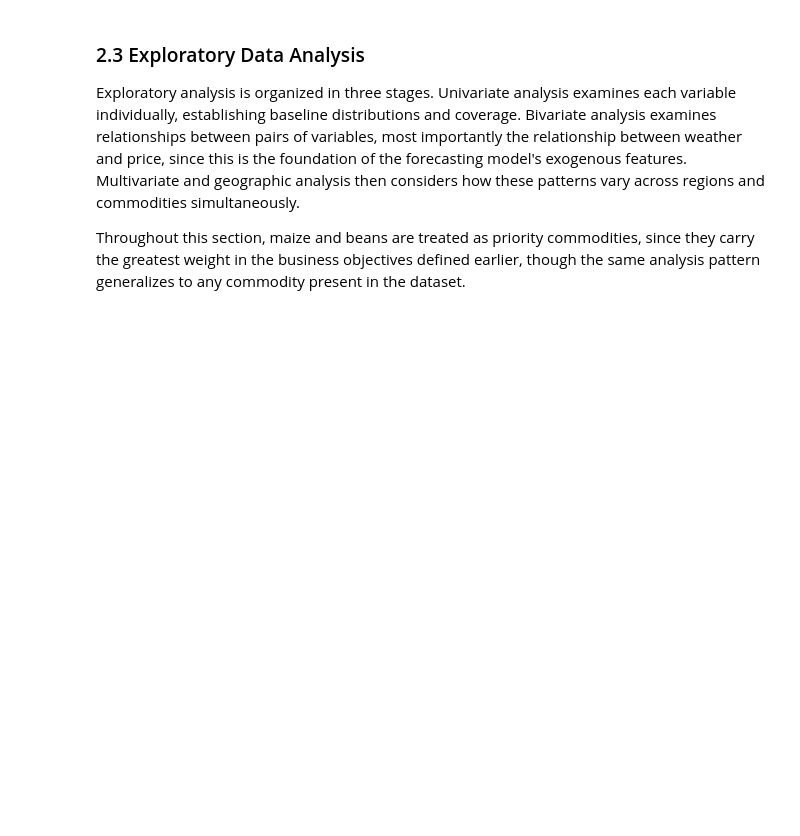
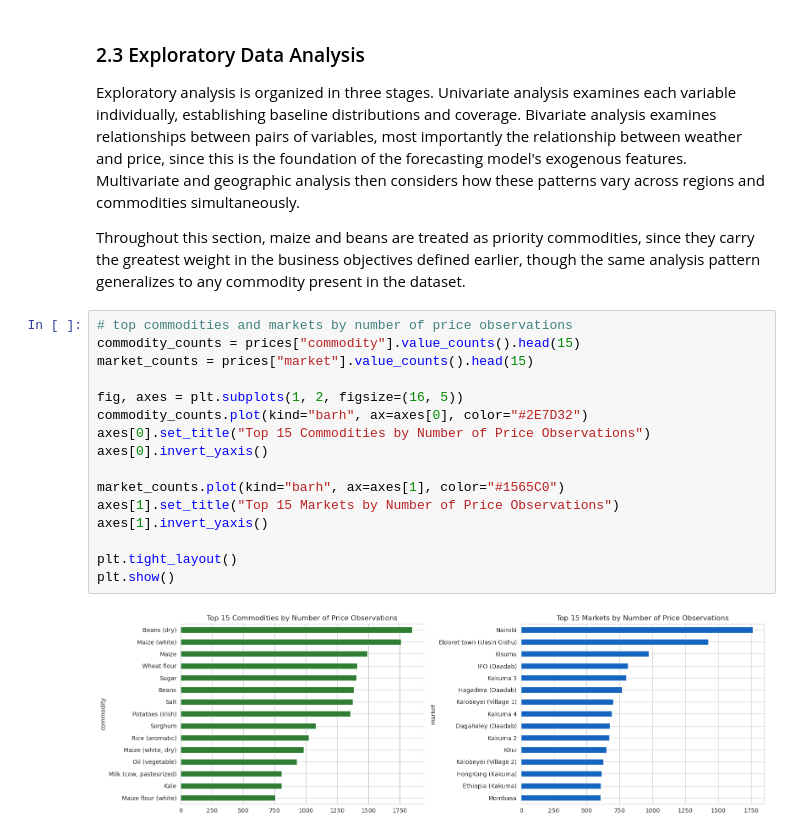
Before and after one commit to kevinkiplangat432/Predictive-Time-Series-Pipeline-using-a-Dual-Input-LSTM-and-Geospatial-Mapping, a Jupyter notebook: kenyan_prices_food.ipynb, the cells around one changed output. Drawn from its saved outputs; the diff is of its cells as text; blank space fills up the shorter version.

```diff
--- a/kenyan_prices_food.ipynb
+++ b/kenyan_prices_food.ipynb
@@ -266,3 +240,21 @@ Unique admin1 regions: 7
 Exploratory analysis is organized in three stages. Univariate analysis examines each variable individually, establishing baseline distributions and coverage. Bivariate analysis examines relationships between pairs of variables, most importantly the relationship between weather and price, since this is the foundation of the forecasting model's exogenous features. Multivariate and geographic analysis then considers how these patterns vary across regions and commodities simultaneously.
 
 Throughout this section, maize and beans are treated as priority commodities, since they carry the greatest weight in the business objectives defined earlier, though the same analysis pattern generalizes to any commodity present in the dataset.
+# %%
+# top commodities and markets by number of price observations
+commodity_counts = prices["commodity"].value_counts().head(15)
+market_counts = prices["market"].value_counts().head(15)
+
+fig, axes = plt.subplots(1, 2, figsize=(16, 5))
+commodity_counts.plot(kind="barh", ax=axes[0], color="#2E7D32")
+axes[0].set_title("Top 15 Commodities by Number of Price Observations")
+axes[0].invert_yaxis()
+
+market_counts.plot(kind="barh", ax=axes[1], color="#1565C0")
+axes[1].set_title("Top 15 Markets by Number of Price Observations")
+axes[1].invert_yaxis()
+
+plt.tight_layout()
+plt.show()
+# %% [output]
+[figure, added]
```
Also changed, not shown: parts of 55 cells of this notebook.
